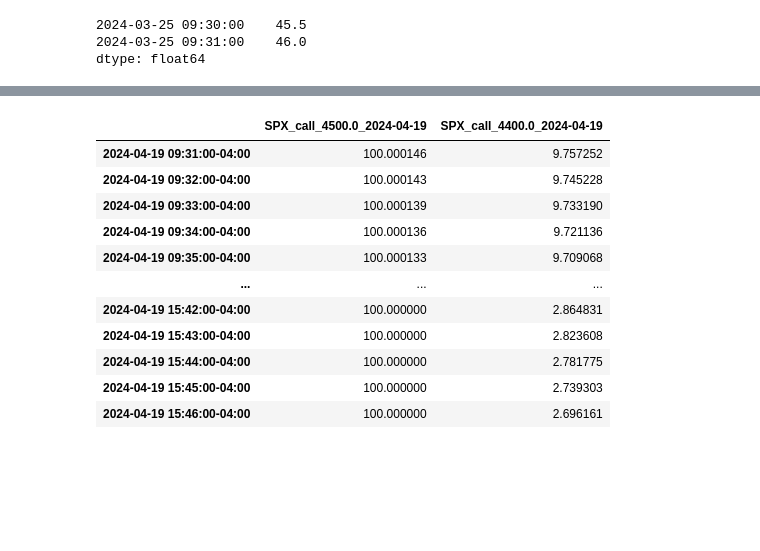
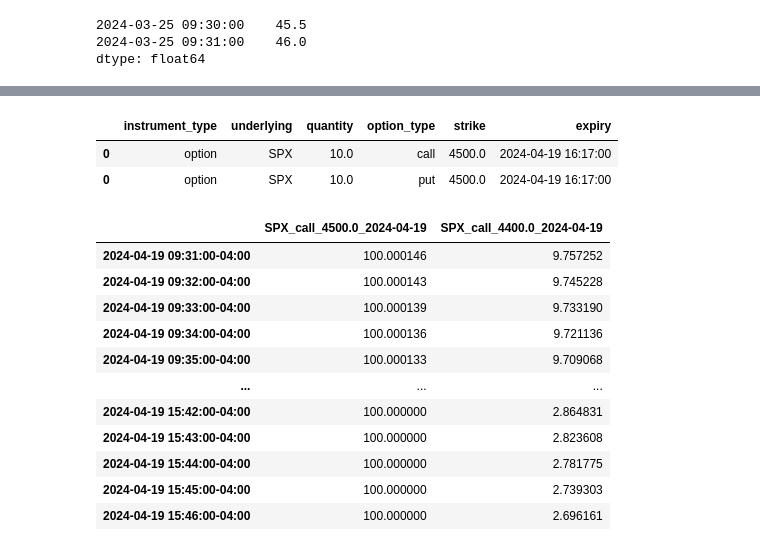
Before and after one commit to stirlitzzz/daily_options1, a Jupyter notebook: env2_explore.ipynb, the cells around one changed output, grey strips where cells are left out. Drawn from its saved outputs; the diff is of its cells as text; code cells hidden in the pictures; blank space fills up the shorter version.

```diff
--- a/env2_explore.ipynb
+++ b/env2_explore.ipynb
@@ -18,5 +0,0 @@ datetime.date(2024, 9, 20)
-# %%
-timestamp = pd.Timestamp('2024-01-02 09:31:00-0500', tz='UTC-05:00')
-timestamp.normalize().tz_localize(None)
-dt=datetime.date(2024,1,2)
-dt==timestamp
@@ -254,7 +223,9 @@ class TradeLedger:
             'strike': strike,
             'expiry': expiry,
             'quantity': quantity,
-            'price': price
+            'price': price,
+            'signed_quantity': quantity if action == 'buy' else -quantity,
+            'total_cost': quantity * price
         }
         self.trades_list.append(new_trade)
 
@@ -403,3 +548,12 @@ for row in options_df.itertuples():
     i=i+1
 #texp_vec2=np.concatenate(all_texp)
 price_results2=np.concatenate(price_results)
+# %%
+def add_straddle(portfolio, timestamp, underlying, quantity, strike, expiry, price):
+    portfolio.add_option(timestamp, underlying, quantity, 'call', strike, expiry, price/2)
+    portfolio.add_option(timestamp, underlying, quantity, 'put', strike, expiry, price/2)
+ledger = TradeLedger()
+portfolio= Portfolio(ledger=ledger)
+t = pd.Timestamp(datetime.datetime.now(tz=ZoneInfo('US/Eastern')))
+# Initial positions
+add_straddle(portfolio, t, 'SPX', 10, 4500, '2024-04-19', 15)
@@ -405,0 +563,6 @@ price_results2=np.concatenate(price_results)
+# %%
+portfolio.positions
+# %% [output]
+|  | instrument_type | underlying | quantity | option_type | strike | expiry |
+| 0 | option | SPX | 10.0 | call | 4500.0 | 2024-04-19 16:17:00 |
+| 0 | option | SPX | 10.0 | put | 4500.0 | 2024-04-19 16:17:00 |
```
Also changed, not shown: parts of 32 cells of this notebook, 3 other files.
